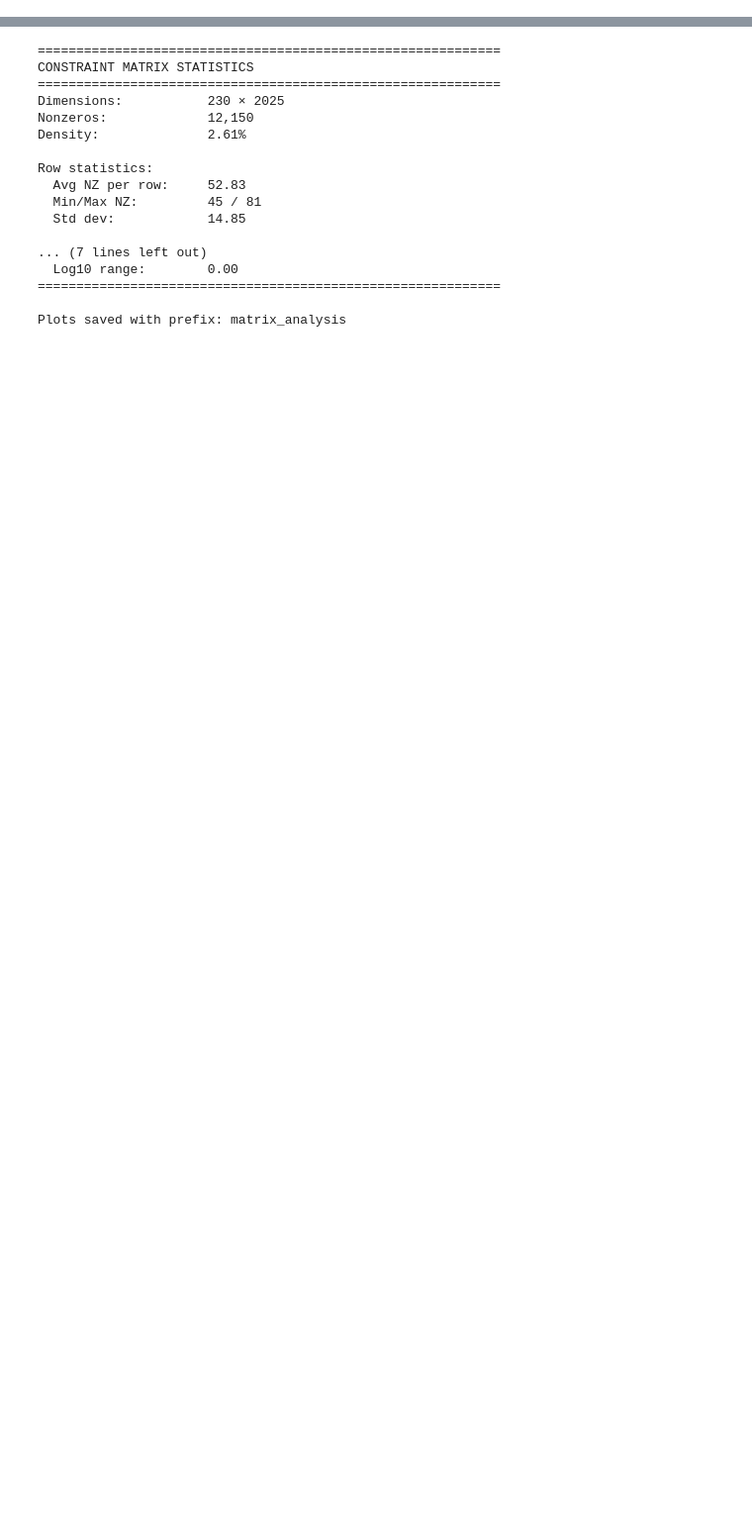
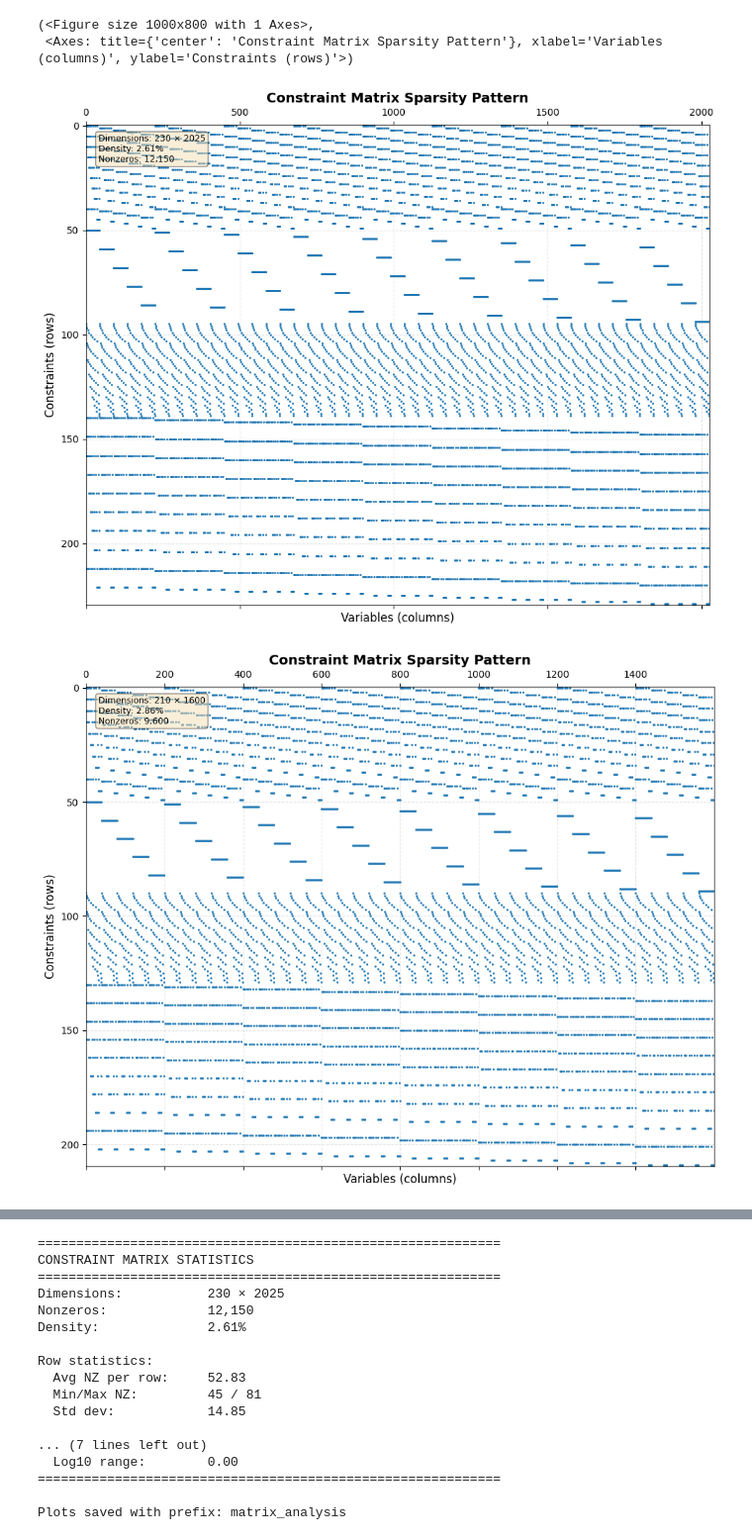
Before and after one commit to MarchisVlad/energy-system-preprocessing, a Jupyter notebook: tools/matrix-visualiser/example_10teams.ipynb, the cells around one changed output, grey strips where cells are left out. Shown at 99% size. Cells and saved outputs as stored; diff of their text form; code cells hidden in the pictures; blank space fills up the shorter version.

```diff
--- a/tools/matrix-visualiser/example_10teams.ipynb
+++ b/tools/matrix-visualiser/example_10teams.ipynb
@@ -1,9 +1,11 @@
 # %%
 from ConstraintMatrixAnalyser import ConstraintMatrixAnalyser
 
-mps_path='/homes/vm922/energy-system-preprocessing/models/mps/MIPLIB/10teams.mps'
+original_mps_path='/homes/vm922/energy-system-preprocessing/models/mps/MIPLIB/10teams.mps'
+reduced_mps_path='/homes/vm922/energy-system-preprocessing/models/mps/MIPLIB/reduced10teams.mps'
 
-analyser = ConstraintMatrixAnalyser(mps_path=mps_path)
+analyser_original = ConstraintMatrixAnalyser(mps_path=original_mps_path)
+analyser_reduced  = ConstraintMatrixAnalyser(mps_path=reduced_mps_path)
 # %% [output]
 Coin0001I At line 1 NAME           10teams
 Coin0001I At line 2 ROWS
@@ -42 +47,9 @@ analyser.plot_sparsity_pattern()
+# %%
+analyser_original.plot_sparsity_pattern()
+analyser_reduced.plot_sparsity_pattern()
+# %% [output]
+(<Figure size 1000x800 with 1 Axes>,
+ <Axes: title={'center': 'Constraint Matrix Sparsity Pattern'}, xlabel='Variables (columns)', ylabel='Constraints (rows)'>)
+[figure, added]
+[figure, added]
 # %%
```
Also changed, not shown: parts of 7 cells of this notebook, 1 other file.
